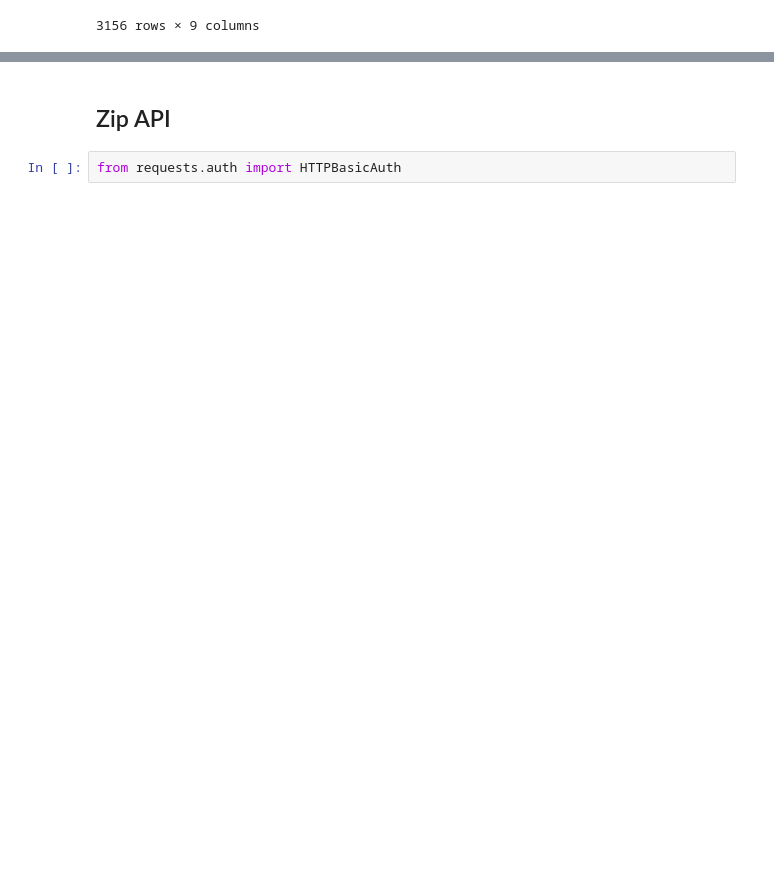
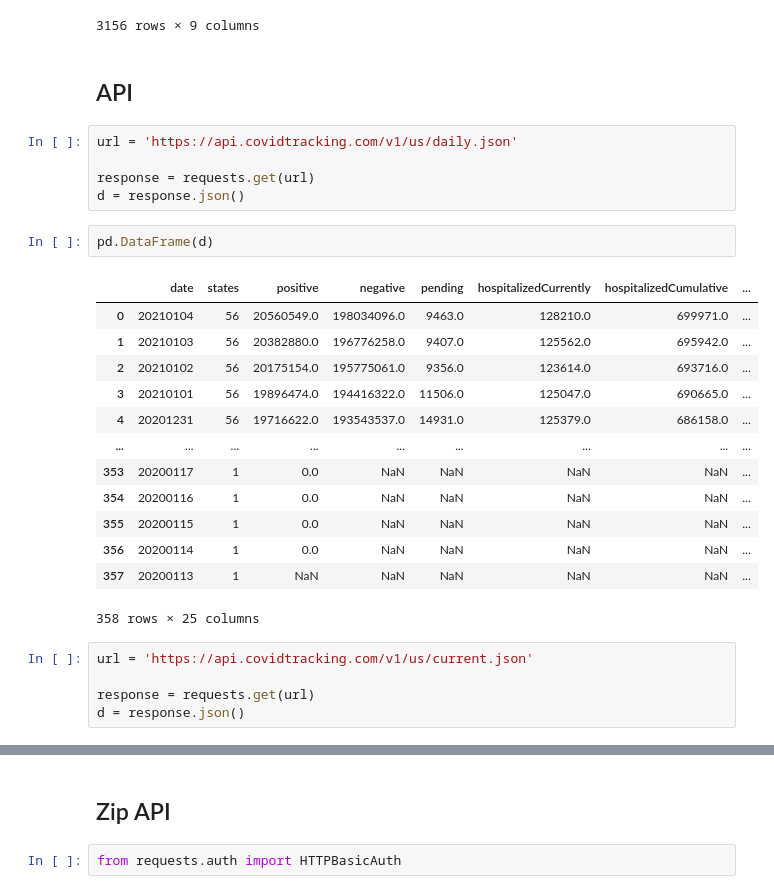
Before and after one commit to mrozenva/Coronavirus-Research, a Jupyter notebook: project_coronavirus.ipynb, the cells around one changed output, grey strips where cells are left out. Saved outputs shown, nothing was run; the diff lists cells and outputs as text; blank space fills up the shorter version.

```diff
--- a/project_coronavirus.ipynb
+++ b/project_coronavirus.ipynb
@@ -94,3 +94,31 @@ df
 | 3154 | 3154 | US | US | 327167434 | Northern Mariana Islands | Northern Mariana Islands | 2021-01-04T13:31:00Z | {'latitude': '15.188824770000052'... | ... |
 | 3155 | 3201 | US | US | 327167434 | Wyoming | unassigned | 2021-01-04T13:31:00Z | {'latitude': '42.755966', 'longit... | ... |
 3156 rows × 9 columns
+# %% [markdown]
+## API
+# %%
+url = 'https://api.covidtracking.com/v1/us/daily.json'
+
+response = requests.get(url)
+d = response.json()
+# %%
+pd.DataFrame(d)
+# %% [output]
+|  | date | states | positive | negative | pending | hospitalizedCurrently | hospitalizedCumulative | ... |
+| 0 | 20210104 | 56 | 20560549.0 | 198034096.0 | 9463.0 | 128210.0 | 699971.0 | ... |
+| 1 | 20210103 | 56 | 20382880.0 | 196776258.0 | 9407.0 | 125562.0 | 695942.0 | ... |
+| 2 | 20210102 | 56 | 20175154.0 | 195775061.0 | 9356.0 | 123614.0 | 693716.0 | ... |
+| 3 | 20210101 | 56 | 19896474.0 | 194416322.0 | 11506.0 | 125047.0 | 690665.0 | ... |
+| 4 | 20201231 | 56 | 19716622.0 | 193543537.0 | 14931.0 | 125379.0 | 686158.0 | ... |
+| ... | ... | ... | ... | ... | ... | ... | ... | ... |
+| 353 | 20200117 | 1 | 0.0 | NaN | NaN | NaN | NaN | ... |
+| 354 | 20200116 | 1 | 0.0 | NaN | NaN | NaN | NaN | ... |
+| 355 | 20200115 | 1 | 0.0 | NaN | NaN | NaN | NaN | ... |
+| 356 | 20200114 | 1 | 0.0 | NaN | NaN | NaN | NaN | ... |
+| 357 | 20200113 | 1 | NaN | NaN | NaN | NaN | NaN | ... |
+358 rows × 25 columns
+# %%
+url = 'https://api.covidtracking.com/v1/us/current.json'
+
+response = requests.get(url)
+d = response.json()
```
Also changed, not shown: parts of 6 cells of this notebook.
